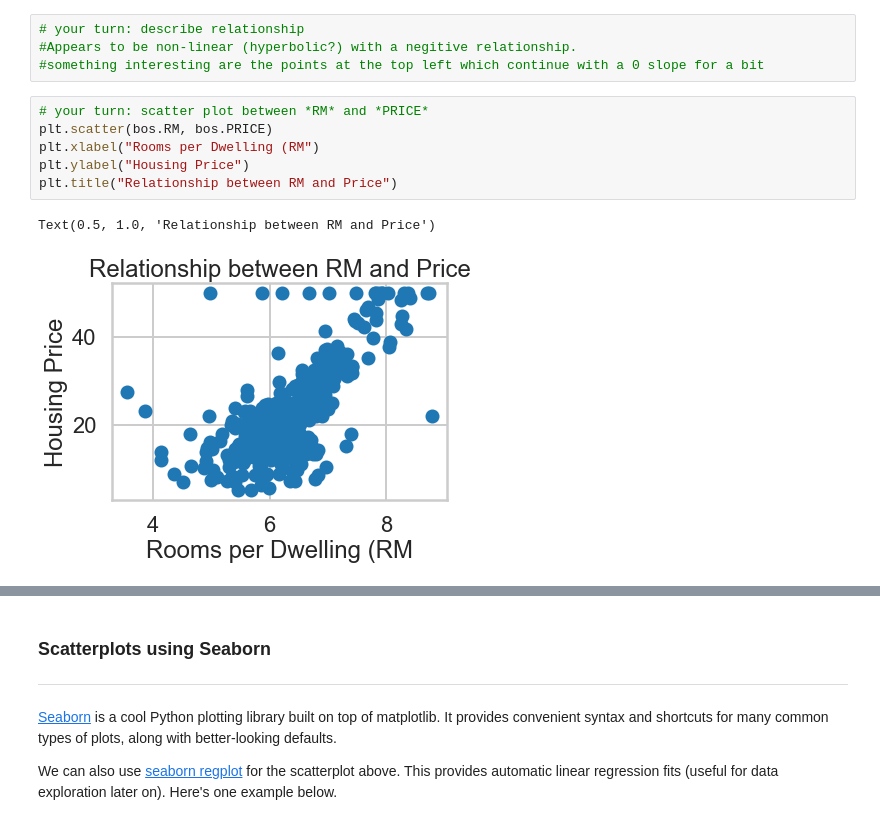
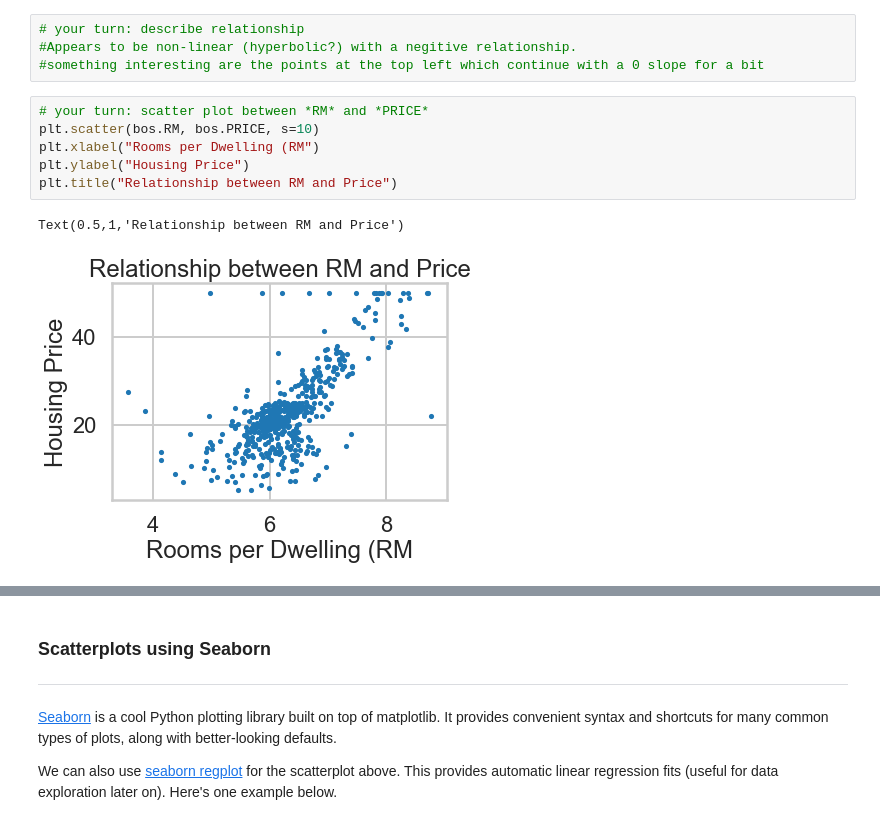
Before and after one commit to Taypapen/mec_mini_linear_regression, a Jupyter notebook: TaylorPap_mini_lin_regression.ipynb, the cells around one changed output, grey strips where cells are left out. Drawn from its saved outputs; the diff is of its cells as text.

```diff
--- a/TaylorPap_mini_lin_regression.ipynb
+++ b/TaylorPap_mini_lin_regression.ipynb
@@ -283,12 +283,12 @@ Text(0.5, 1.0, 'Relationship between CRIM and Price')
 #something interesting are the points at the top left which continue with a 0 slope for a bit
 # %%
 # your turn: scatter plot between *RM* and *PRICE*
-plt.scatter(bos.RM, bos.PRICE)
+plt.scatter(bos.RM, bos.PRICE, s=10)
 plt.xlabel("Rooms per Dwelling (RM")
 plt.ylabel("Housing Price")
 plt.title("Relationship between RM and Price")
 # %% [output]
-Text(0.5, 1.0, 'Relationship between RM and Price')
+Text(0.5,1,'Relationship between RM and Price')
-[figure, old version]
+[figure, new version]
 # %%
 # your turn: scatter plot between *PTRATIO* and *PRICE*
```
Also changed, not shown: parts of 33 cells of this notebook.
